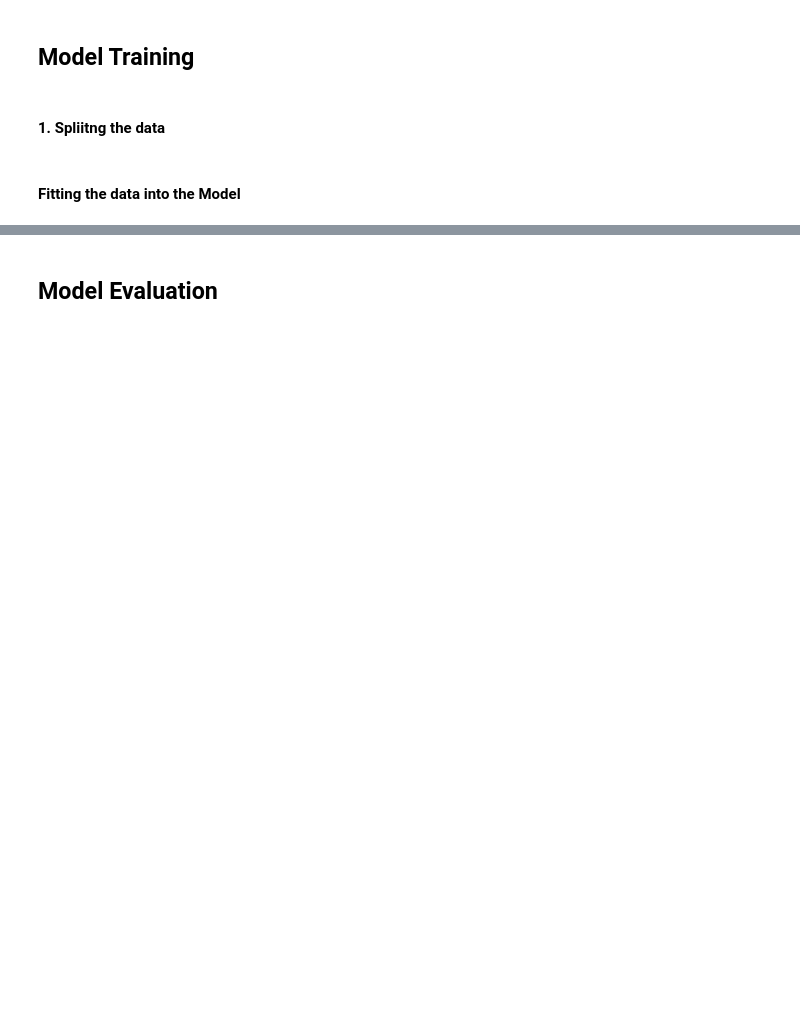
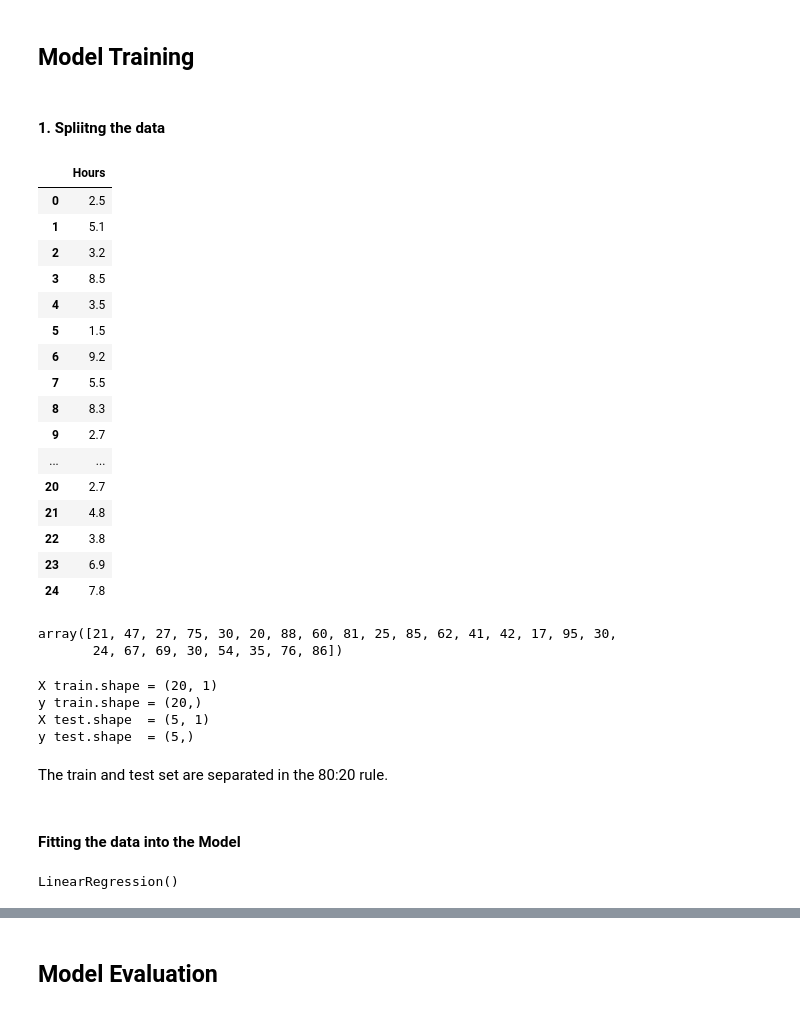
Before and after one commit to Ruoro/TSF-GRIPAPRIL22, a Jupyter notebook: TSF_GRIP_Task_1.ipynb, the cells around one changed output, grey strips where cells are left out. Saved outputs shown, nothing was run; the diff lists cells and outputs as text; code cells hidden in the pictures; blank space fills up the shorter version.

```diff
--- a/TSF_GRIP_Task_1.ipynb
+++ b/TSF_GRIP_Task_1.ipynb
@@ -20,3 +101,31 @@ import matplotlib.pyplot as plt
 ## Model Training
 # %% [markdown]
 #### 1. Spliitng the data
+# %%
+X = df.iloc[:, :-1]
+y = df['Scores'].values
+# X = X.reshape(1, -1)
+X
+# %% [output]
+|  | Hours |
+| 0 | 2.5 |
+| 1 | 5.1 |
+| 2 | 3.2 |
+| 3 | 8.5 |
+| 4 | 3.5 |
+| 5 | 1.5 |
+| 6 | 9.2 |
+| 7 | 5.5 |
+| 8 | 8.3 |
+| 9 | 2.7 |
+| ... | ... |
+| 20 | 2.7 |
+| 21 | 4.8 |
+| 22 | 3.8 |
+| 23 | 6.9 |
+| 24 | 7.8 |
+# %%
+y
+# %% [output]
+array([21, 47, 27, 75, 30, 20, 88, 60, 81, 25, 85, 62, 41, 42, 17, 95, 30,
+       24, 67, 69, 30, 54, 35, 76, 86])
@@ -23,2 +136,15 @@ import matplotlib.pyplot as plt
+# %%
+# Lets look at the shape of the train and test data sets
+print("X train.shape =", X_train.shape)
+print("y train.shape =", y_train.shape)
+print("X test.shape  =", X_test.shape)
+print("y test.shape  =", y_test.shape)
+# %% [output]
+X train.shape = (20, 1)
+y train.shape = (20,)
+X test.shape  = (5, 1)
+y test.shape  = (5,)
+# %% [markdown]
+The train and test set are separated in the 80:20 rule.
 # %% [markdown]
 #### Fitting the data into the Model
@@ -24,0 +156,6 @@ import matplotlib.pyplot as plt
+# %%
+# model fitting
+lr = LinearRegression()
+lr.fit(X_train, y_train)
+# %% [output]
+LinearRegression()
```
Also changed, not shown: parts of 33 cells of this notebook.
